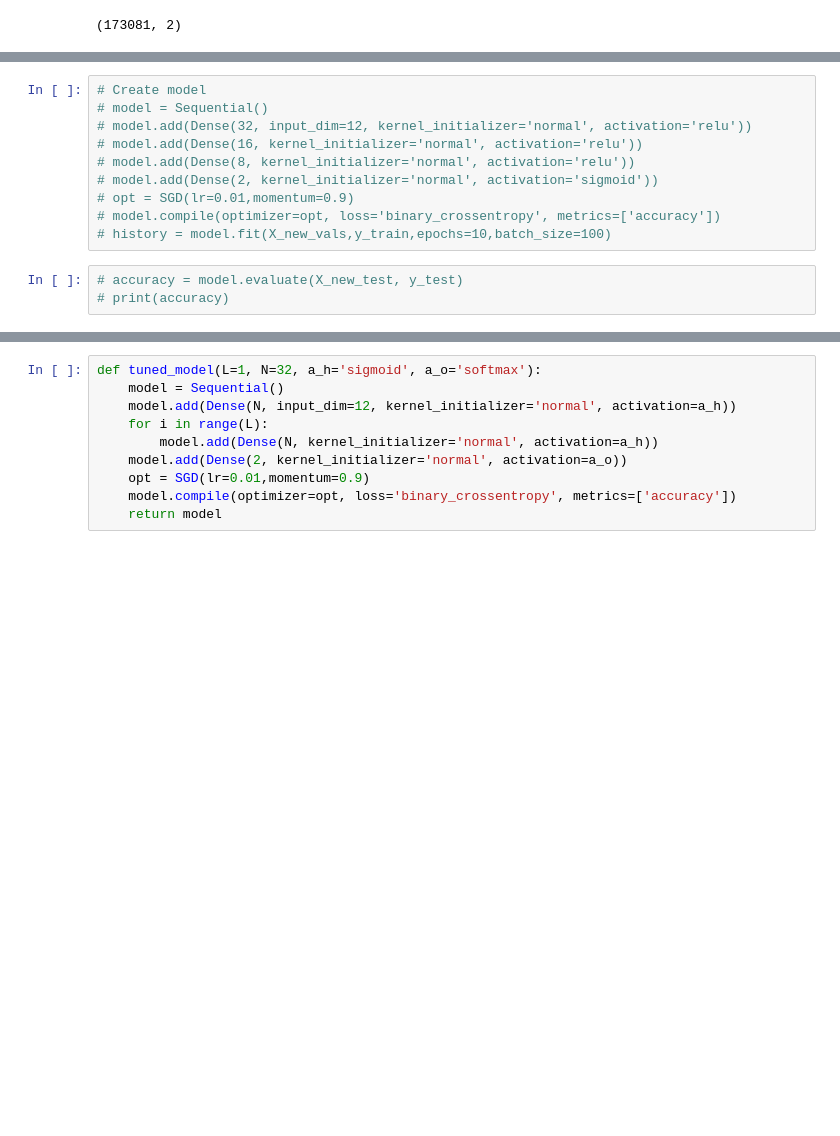
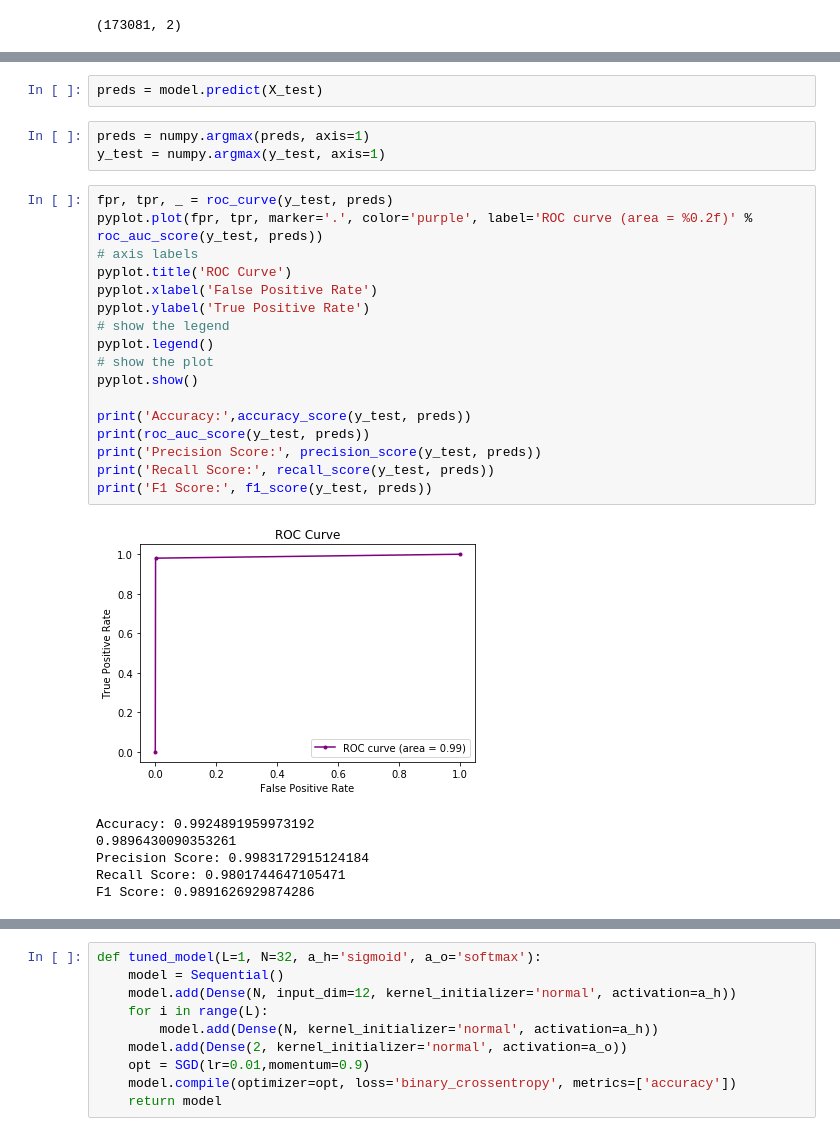
Before and after one commit to bethanie13/CSC-5220-Final-Project, a Jupyter notebook: Boy.ipynb, the cells around one changed output, grey strips where cells are left out. Cells and saved outputs as stored; diff of their text form; blank space fills up the shorter version.

```diff
--- a/Boy.ipynb
+++ b/Boy.ipynb
@@ -218,15 +158,31 @@ print(accuracy)
-# %%
-# Create model
-# model = Sequential()
-# model.add(Dense(32, input_dim=12, kernel_initializer='normal', activation='relu'))
-# model.add(Dense(16, kernel_initializer='normal', activation='relu'))
-# model.add(Dense(8, kernel_initializer='normal', activation='relu'))
-# model.add(Dense(2, kernel_initializer='normal', activation='sigmoid'))
-# opt = SGD(lr=0.01,momentum=0.9)
-# model.compile(optimizer=opt, loss='binary_crossentropy', metrics=['accuracy'])
-# history = model.fit(X_new_vals,y_train,epochs=10,batch_size=100)
-# %%
-# accuracy = model.evaluate(X_new_test, y_test)
-# print(accuracy)
+# %%
+preds = model.predict(X_test)
+# %%
+preds = numpy.argmax(preds, axis=1)
+y_test = numpy.argmax(y_test, axis=1)
+# %%
+fpr, tpr, _ = roc_curve(y_test, preds)
+pyplot.plot(fpr, tpr, marker='.', color='purple', label='ROC curve (area = %0.2f)' % roc_auc_score(y_test, preds))
+# axis labels
+pyplot.title('ROC Curve')
+pyplot.xlabel('False Positive Rate')
+pyplot.ylabel('True Positive Rate')
+# show the legend
+pyplot.legend()
+# show the plot
+pyplot.show()
+
+print('Accuracy:',accuracy_score(y_test, preds))
+print(roc_auc_score(y_test, preds))
+print('Precision Score:', precision_score(y_test, preds))
+print('Recall Score:', recall_score(y_test, preds))
+print('F1 Score:', f1_score(y_test, preds))
+# %% [output]
+[figure, added]
+Accuracy: 0.9924891959973192
+0.9896430090353261
+Precision Score: 0.9983172915124184
+Recall Score: 0.9801744647105471
+F1 Score: 0.9891626929874286
 # %%
 plt.plot(history.history['loss'])
```
Also changed, not shown: parts of 14 cells of this notebook.
